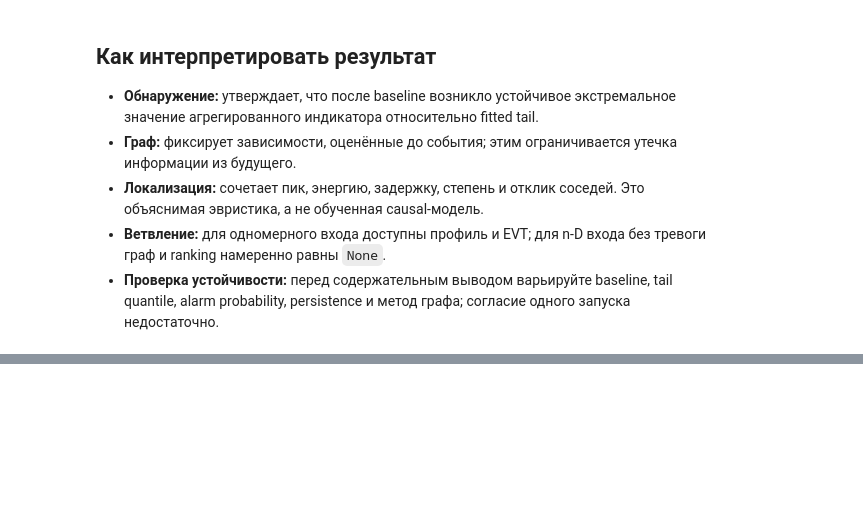
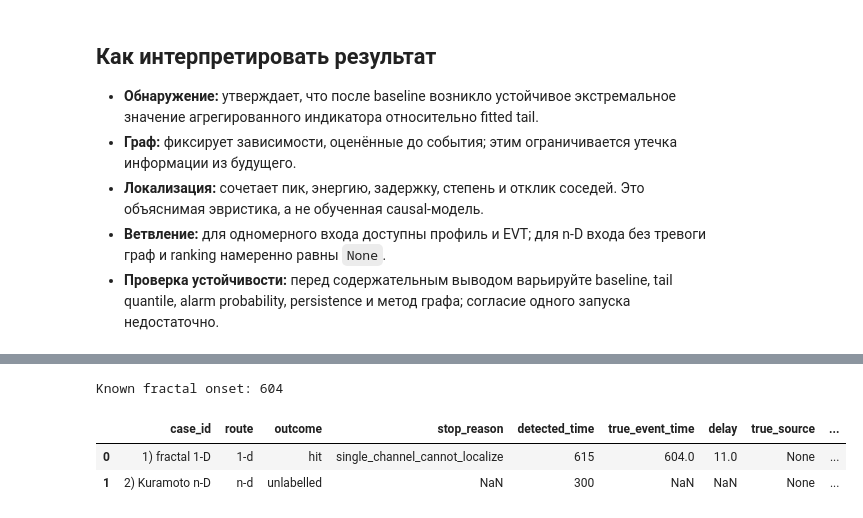
Before and after one commit to D2718281828nis/EVT-educational-demo, a Jupyter notebook: demo/evt-educational-demo/notebooks/08_agent_pipeline_graph.ipynb, the cells around one changed output, grey strips where cells are left out. Saved outputs shown, nothing was run; the diff lists cells and outputs as text; code cells hidden in the pictures; blank space fills up the shorter version.

```diff
--- a/demo/evt-educational-demo/notebooks/08_agent_pipeline_graph.ipynb
+++ b/demo/evt-educational-demo/notebooks/08_agent_pipeline_graph.ipynb
@@ -222,0 +230,44 @@ else:
+# %%
+from graph_evt_agent import EvaluationCase, EvaluationOrchestrator, load_timeseries
+
+fractal_path = ROOT / "data/generated/fractal_extreme_series.csv"
+kuramoto_path = ROOT / "data/generated/kuramoto_synchronized_series.csv"
+fractal_frame = pd.read_csv(fractal_path)
+fractal_values = fractal_frame["value"].to_numpy(dtype=float)
+kuramoto_input = load_timeseries(kuramoto_path)
+true_fractal_onset = int(np.flatnonzero(fractal_frame["is_extreme"].to_numpy())[0])
+
+evaluation_pipeline = GraphEVTPipeline(
+    EVTConfig(
+        baseline_size=BASELINE_SIZE,
+        tail_quantile=0.90,
+        alarm_probability=0.99,
+        top_k=3,
+        persistence=2,
+    ),
+    graph=GraphConfig(method="ar", edge_threshold=0.35, random_state=SEED),
+    input_config=InputConfig(missing="error", require_regular_time=True),
+    verbose=True,
+)
+evaluation = EvaluationOrchestrator(
+    evaluation_pipeline, early_tolerance=0, k=3, verbose=True
+).evaluate([
+    EvaluationCase(
+        fractal_values,
+        event_time=true_fractal_onset,
+        case_id="1) fractal 1-D",
+    ),
+    EvaluationCase(
+        kuramoto_input,
+        case_id="2) Kuramoto n-D",
+        has_truth=False,
+    ),
+])
+
+print("Known fractal onset:", true_fractal_onset)
+pd.DataFrame(evaluation.to_records())
+# %% [output]
+Known fractal onset: 604
+|  | case_id | route | outcome | stop_reason | detected_time | true_event_time | delay | true_source | ... |
+| 0 | 1) fractal 1-D | 1-d | hit | single_channel_cannot_localize | 615 | 604.0 | 11.0 | None | ... |
+| 1 | 2) Kuramoto n-D | n-d | unlabelled | NaN | 300 | NaN | NaN | None | ... |
```
Also changed, not shown: parts of 3 cells of this notebook, 10 other files.
